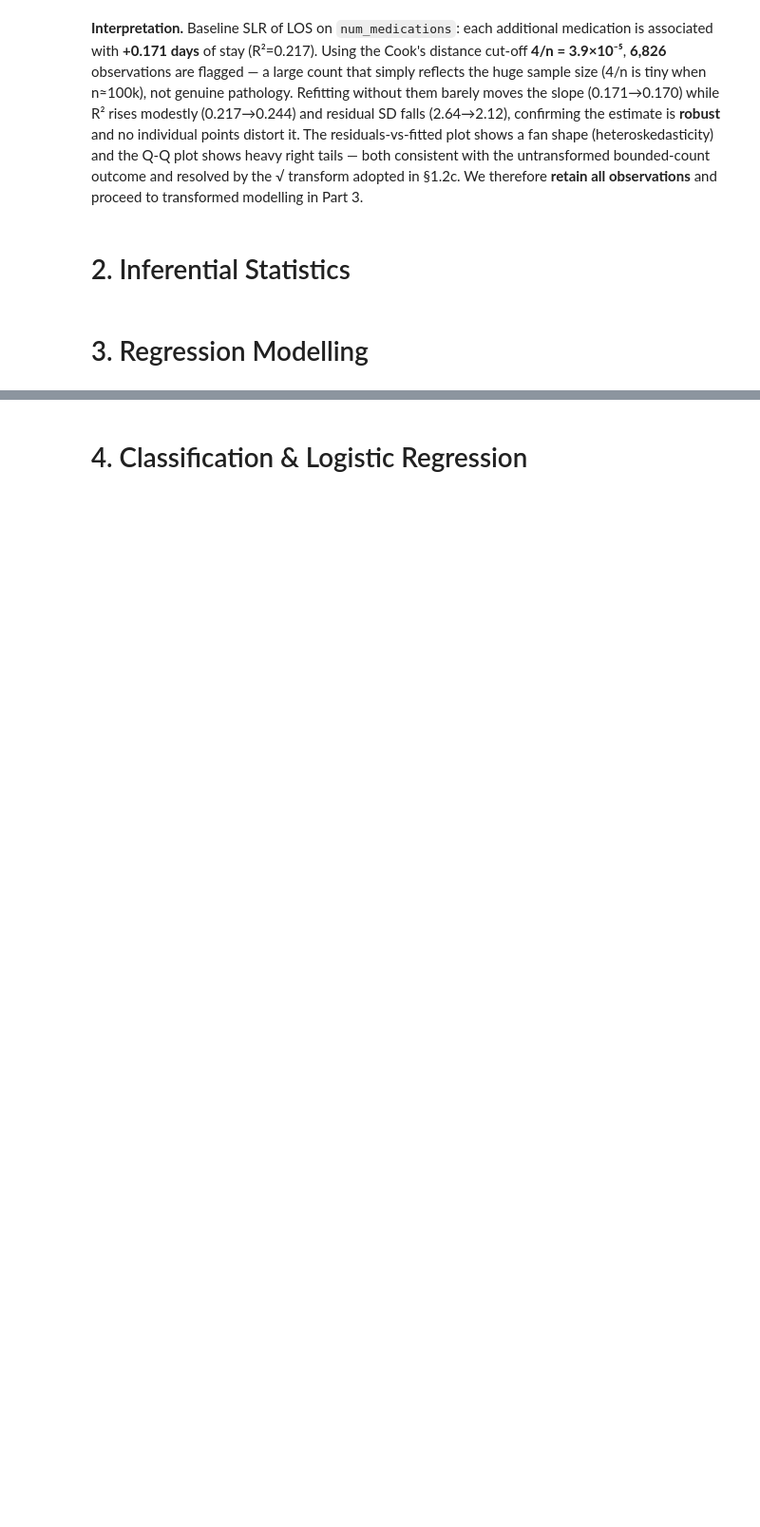
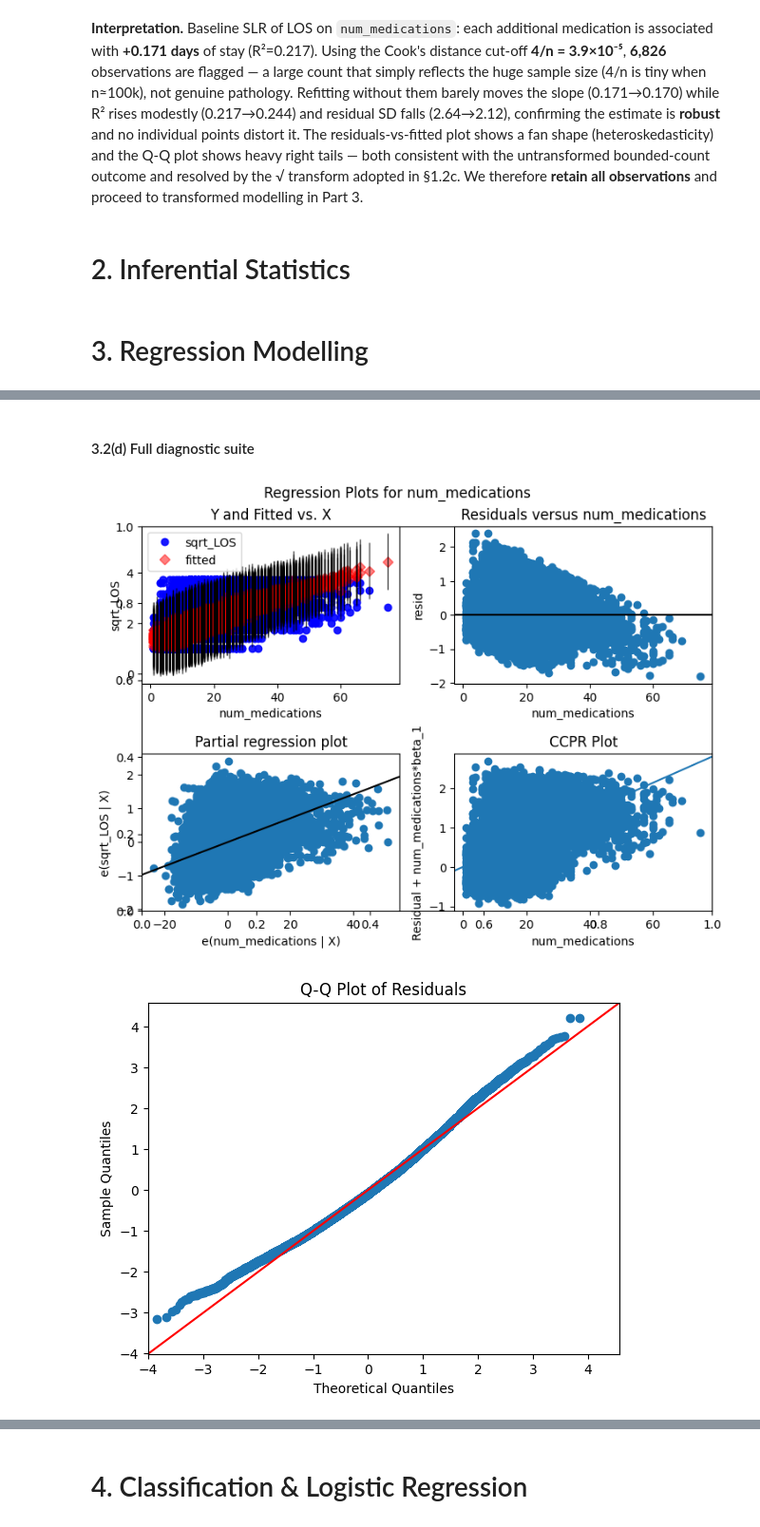
Before and after one commit to unluckytau/WQD7013-Final-Project, a Jupyter notebook: WQD7013_FINALPROJECT.ipynb, the cells around one changed output, grey strips where cells are left out. Shown at 95% size. Saved outputs shown, nothing was run; the diff lists cells and outputs as text; code cells hidden in the pictures; blank space fills up the shorter version.

```diff
--- a/WQD7013_FINALPROJECT.ipynb
+++ b/WQD7013_FINALPROJECT.ipynb
@@ -452,0 +777,35 @@ Refit (clean): beta1=0.1701, R2=0.2440, resid_sd=2.1187
+# %% [markdown]
+#### 3.2(d) Full diagnostic suite
+# %%
+import statsmodels.api as sm
+
+# Residuals vs Fitted
+fig, ax = plt.subplots(figsize=(8,6))
+sm.graphics.plot_regress_exog(model_3_2_3, "num_medications", fig=fig)
+plt.show()
+
+# Q-Q plot of residuals
+fig = sm.qqplot(model_3_2_3.resid, line='45', fit=True)
+plt.title("Q-Q Plot of Residuals")
+plt.show()
+
+# Scale-Location plot (sqrt(|residuals|) vs fitted)
+fitted_vals = model_3_2_3.fittedvalues
+residuals = model_3_2_3.resid
+sqrt_resid = np.sqrt(np.abs(residuals))
+
+plt.scatter(fitted_vals, sqrt_resid, alpha=0.5)
+plt.axhline(y=0, color='red', linestyle='--')
+plt.xlabel("Fitted values")
+plt.ylabel("Sqrt(|Residuals|)")
+plt.title("Scale-Location Plot")
+plt.show()
+
+# Residuals vs Leverage with Cook’s distance
+fig, ax = plt.subplots(figsize=(8,6))
+sm.graphics.influence_plot(model_3_2_3, ax=ax, criterion="cooks")
+plt.title("Residuals vs Leverage with Cook's Distance")
+plt.show()
+# %% [output]
+[figure, added]
+[figure, added]
```
Also changed, not shown: parts of 46 cells of this notebook.
